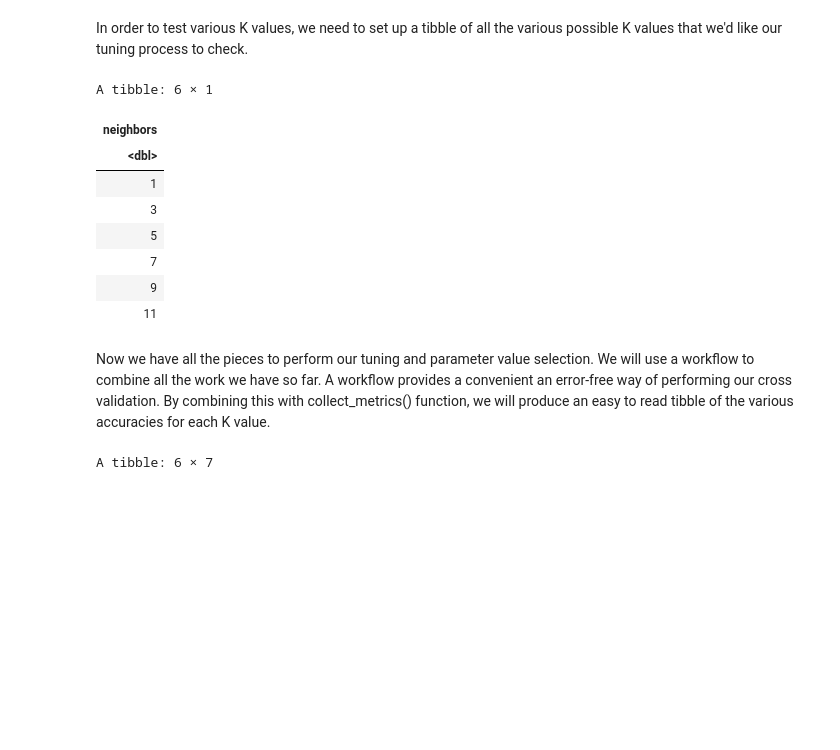
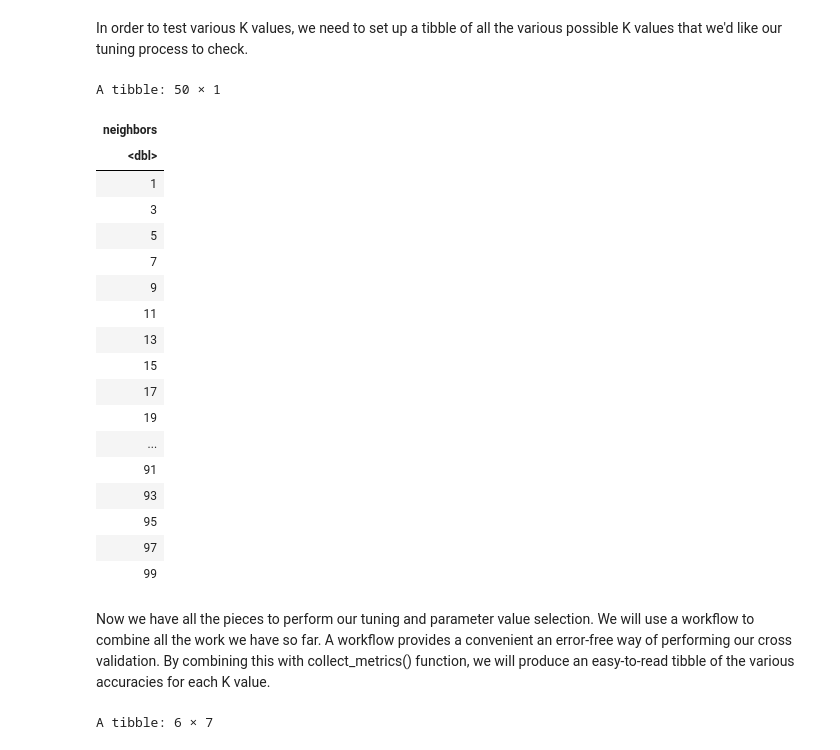
Before and after one commit to CampmattUBC/DSCI100_Project_Report, a Jupyter notebook: Group19_Report.ipynb, the cells around one changed output. Cells and saved outputs as stored; diff of their text form; code cells hidden in the pictures; blank space fills up the shorter version.

```diff
--- a/Group19_Report.ipynb
+++ b/Group19_Report.ipynb
@@ -489,19 +499,29 @@ Centering for all_predictors()
 In order to test various K values, we need to set up a tibble of all the various possible K values that we'd like our tuning process to check.
 # %%
 k_vals <- tibble(neighbors = seq(from = 1, to = 100, by = 2))
-head(k_vals)
+k_vals
 # %% [output]
-A tibble: 6 × 1
+A tibble: 50 × 1
 | neighbors |
 | <dbl> |
 | 1 |
 | 3 |
 | 5 |
 | 7 |
 | 9 |
 | 11 |
+| 13 |
+| 15 |
+| 17 |
+| 19 |
+| ... |
+| 91 |
+| 93 |
+| 95 |
+| 97 |
+| 99 |
 # %% [markdown]
-Now we have all the pieces to perform our tuning and parameter value selection. We will use a workflow to combine all the work we have so far. A workflow provides a convenient an error-free way of performing our cross validation. By combining this with collect_metrics() function, we will produce an easy to read tibble of the various accuracies for each K value.
+Now we have all the pieces to perform our tuning and parameter value selection. We will use a workflow to combine all the work we have so far. A workflow provides a convenient an error-free way of performing our cross validation. By combining this with collect_metrics() function, we will produce an easy-to-read tibble of the various accuracies for each K value.
 # %%
 cv_heart_results <- workflow() %>%
   add_recipe(heart_recipe) %>%
```
Also changed, not shown: parts of 33 cells of this notebook.
